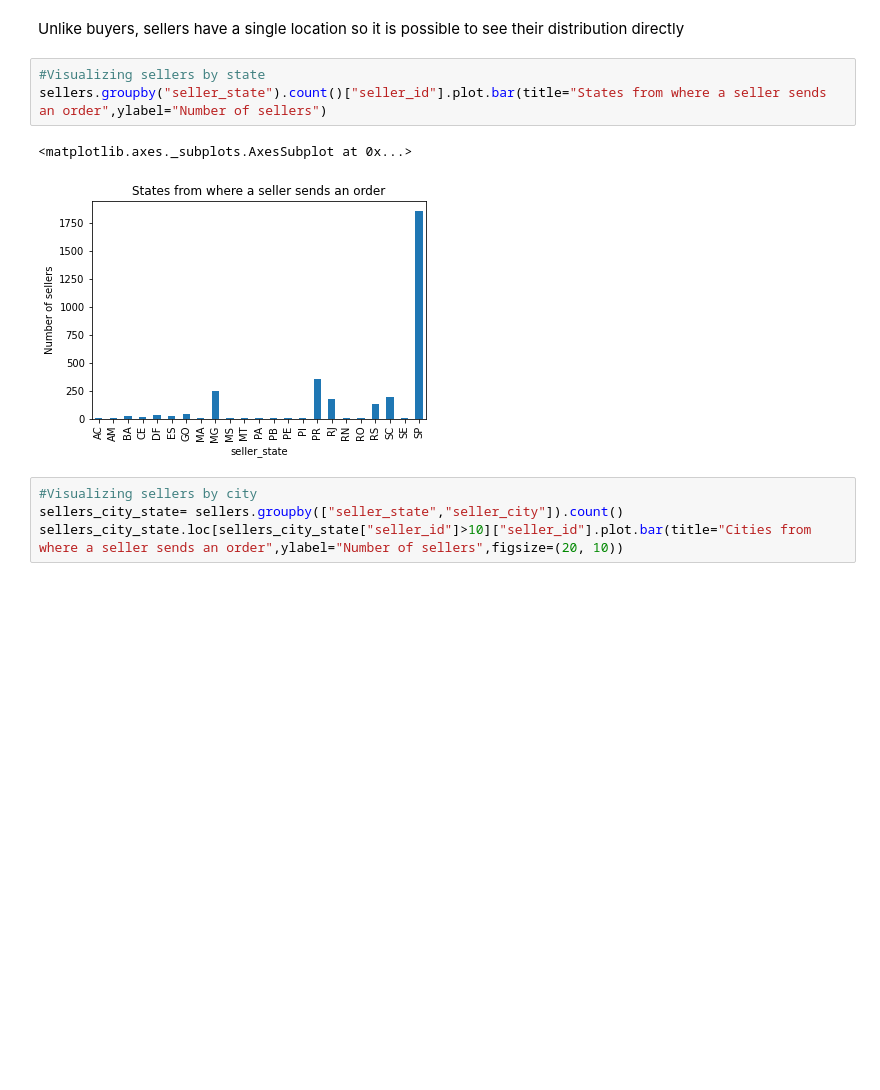
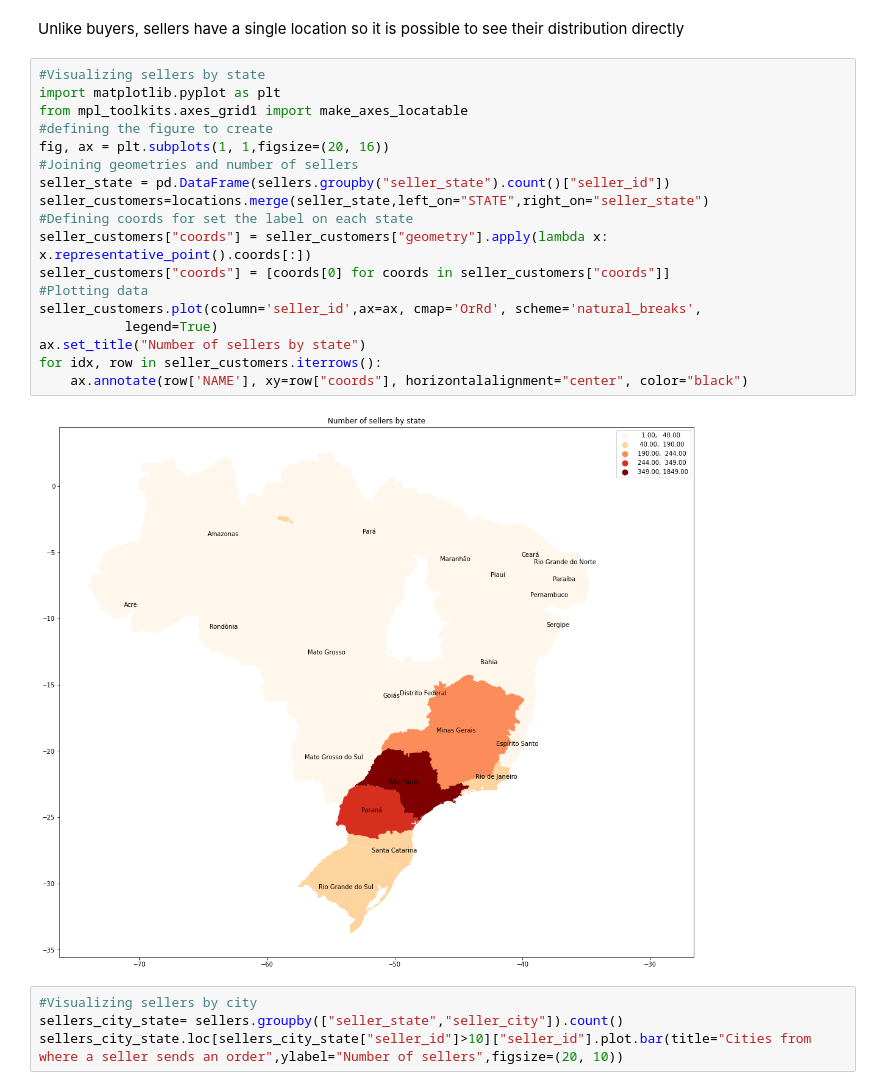
Before and after one commit to lpenuelac/lpenuelac.github.io, a Jupyter notebook: notebook/Project.ipynb, the cells around one changed output. Drawn from its saved outputs; the diff is of its cells as text; blank space fills up the shorter version.

```diff
--- a/notebook/Project.ipynb
+++ b/notebook/Project.ipynb
@@ -170,12 +209,26 @@ sellers.seller_id.is_unique
 True
 # %% [markdown]
 Unlike buyers, sellers have a single location so it is possible to see their distribution directly
-# %%
-#Visualizing sellers by state
-sellers.groupby("seller_state").count()["seller_id"].plot.bar(title="States from where a seller sends an order",ylabel="Number of sellers")
-# %% [output]
-<matplotlib.axes._subplots.AxesSubplot at 0x...>
-[figure, removed]
+# %%
+#Visualizing sellers by state
+import matplotlib.pyplot as plt
+from mpl_toolkits.axes_grid1 import make_axes_locatable
+#defining the figure to create
+fig, ax = plt.subplots(1, 1,figsize=(20, 16))
+#Joining geometries and number of sellers
+seller_state = pd.DataFrame(sellers.groupby("seller_state").count()["seller_id"])
+seller_customers=locations.merge(seller_state,left_on="STATE",right_on="seller_state")
+#Defining coords for set the label on each state
+seller_customers["coords"] = seller_customers["geometry"].apply(lambda x: x.representative_point().coords[:])
+seller_customers["coords"] = [coords[0] for coords in seller_customers["coords"]]
+#Plotting data
+seller_customers.plot(column='seller_id',ax=ax, cmap='OrRd', scheme='natural_breaks',
+           legend=True)
+ax.set_title("Number of sellers by state")
+for idx, row in seller_customers.iterrows():
+    ax.annotate(row['NAME'], xy=row["coords"], horizontalalignment="center", color="black")
+# %% [output]
+[figure, added]
 # %%
 #Visualizing sellers by city
 sellers_city_state= sellers.groupby(["seller_state","seller_city"]).count()
```
Also changed, not shown: parts of 6 cells of this notebook, 2 other files.
